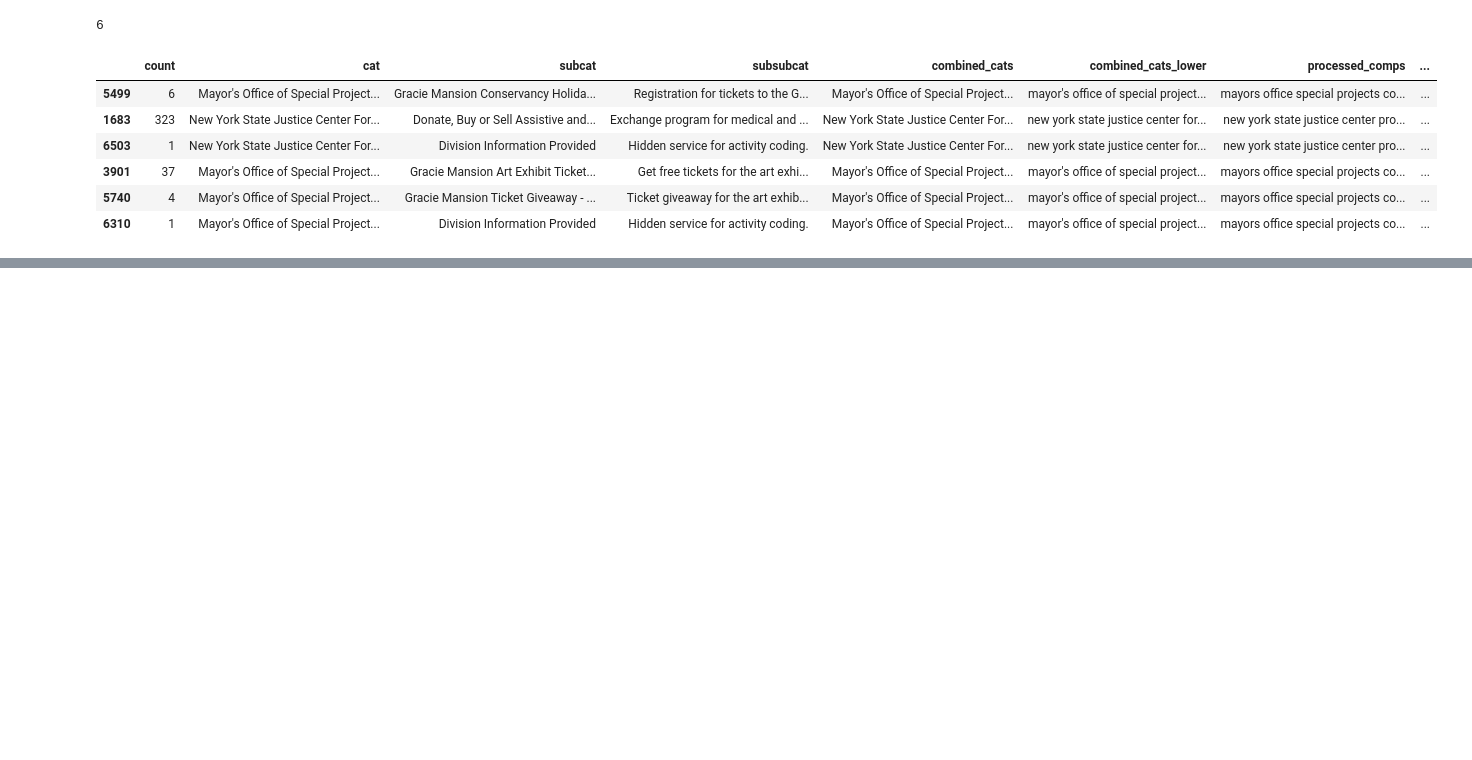
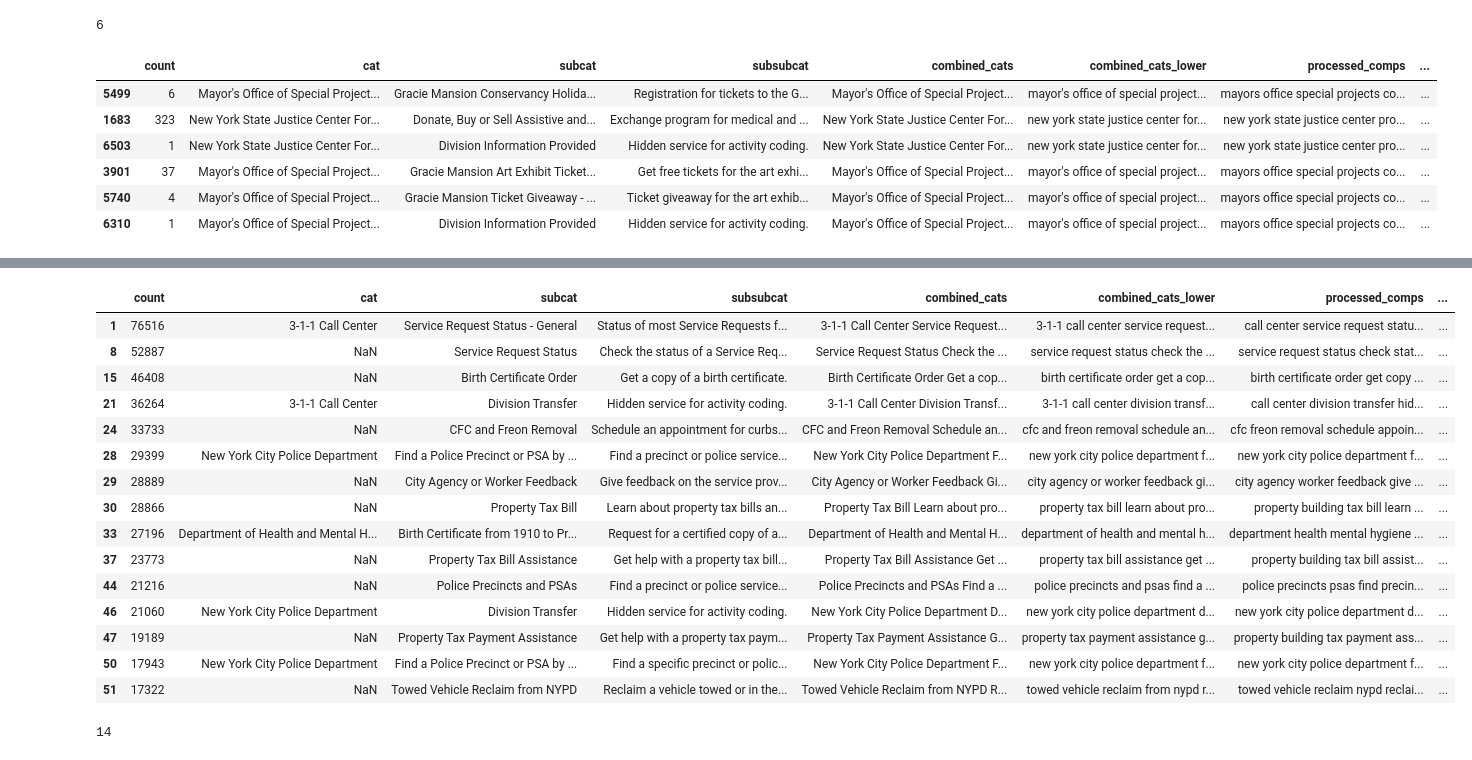
Before and after one commit to emj1020/311_sentiment_analysis, a Jupyter notebook: Scripts/02_preprocessing_311comps.ipynb, the cells around one changed output, grey strips where cells are left out. Saved outputs shown, nothing was run; the diff lists cells and outputs as text; code cells hidden in the pictures; blank space fills up the shorter version.

```diff
--- a/Scripts/02_preprocessing_311comps.ipynb
+++ b/Scripts/02_preprocessing_311comps.ipynb
@@ -411,0 +444,3 @@ plt.show()
+# %%
+neu = call_comps[call_comps['compound'] == 0]
+neu['cat'].value_counts()
@@ -411,0 +460,23 @@ plt.show()
+# %%
+neu.head(15)
+# %% [output]
+|  | count | cat | subcat | subsubcat | combined_cats | combined_cats_lower | processed_comps | ... |
+| 1 | 76516 | 3-1-1 Call Center | Service Request Status - General | Status of most Service Requests f... | 3-1-1 Call Center Service Request... | 3-1-1 call center service request... | call center service request statu... | ... |
+| 8 | 52887 | NaN | Service Request Status | Check the status of a Service Req... | Service Request Status Check the ... | service request status check the ... | service request status check stat... | ... |
+| 15 | 46408 | NaN | Birth Certificate Order | Get a copy of a birth certificate. | Birth Certificate Order Get a cop... | birth certificate order get a cop... | birth certificate order get copy ... | ... |
+| 21 | 36264 | 3-1-1 Call Center | Division Transfer | Hidden service for activity coding. | 3-1-1 Call Center Division Transf... | 3-1-1 call center division transf... | call center division transfer hid... | ... |
+| 24 | 33733 | NaN | CFC and Freon Removal | Schedule an appointment for curbs... | CFC and Freon Removal Schedule an... | cfc and freon removal schedule an... | cfc freon removal schedule appoin... | ... |
+| 28 | 29399 | New York City Police Department | Find a Police Precinct or PSA by ... | Find a precinct or police service... | New York City Police Department F... | new york city police department f... | new york city police department f... | ... |
+| 29 | 28889 | NaN | City Agency or Worker Feedback | Give feedback on the service prov... | City Agency or Worker Feedback Gi... | city agency or worker feedback gi... | city agency worker feedback give ... | ... |
+| 30 | 28866 | NaN | Property Tax Bill | Learn about property tax bills an... | Property Tax Bill Learn about pro... | property tax bill learn about pro... | property building tax bill learn ... | ... |
+| 33 | 27196 | Department of Health and Mental H... | Birth Certificate from 1910 to Pr... | Request for a certified copy of a... | Department of Health and Mental H... | department of health and mental h... | department health mental hygiene ... | ... |
+| 37 | 23773 | NaN | Property Tax Bill Assistance | Get help with a property tax bill... | Property Tax Bill Assistance Get ... | property tax bill assistance get ... | property building tax bill assist... | ... |
+| 44 | 21216 | NaN | Police Precincts and PSAs | Find a precinct or police service... | Police Precincts and PSAs Find a ... | police precincts and psas find a ... | police precincts psas find precin... | ... |
+| 46 | 21060 | New York City Police Department | Division Transfer | Hidden service for activity coding. | New York City Police Department D... | new york city police department d... | new york city police department d... | ... |
+| 47 | 19189 | NaN | Property Tax Payment Assistance | Get help with a property tax paym... | Property Tax Payment Assistance G... | property tax payment assistance g... | property building tax payment ass... | ... |
+| 50 | 17943 | New York City Police Department | Find a Police Precinct or PSA by ... | Find a specific precinct or polic... | New York City Police Department F... | new york city police department f... | new york city police department f... | ... |
+| 51 | 17322 | NaN | Towed Vehicle Reclaim from NYPD | Reclaim a vehicle towed or in the... | Towed Vehicle Reclaim from NYPD R... | towed vehicle reclaim from nypd r... | towed vehicle reclaim nypd reclai... | ... |
+# %%
+len(neu[neu['neu'] != 1])
+# %% [output]
+14
```
Also changed, not shown: parts of 19 cells of this notebook, 4 other files.
